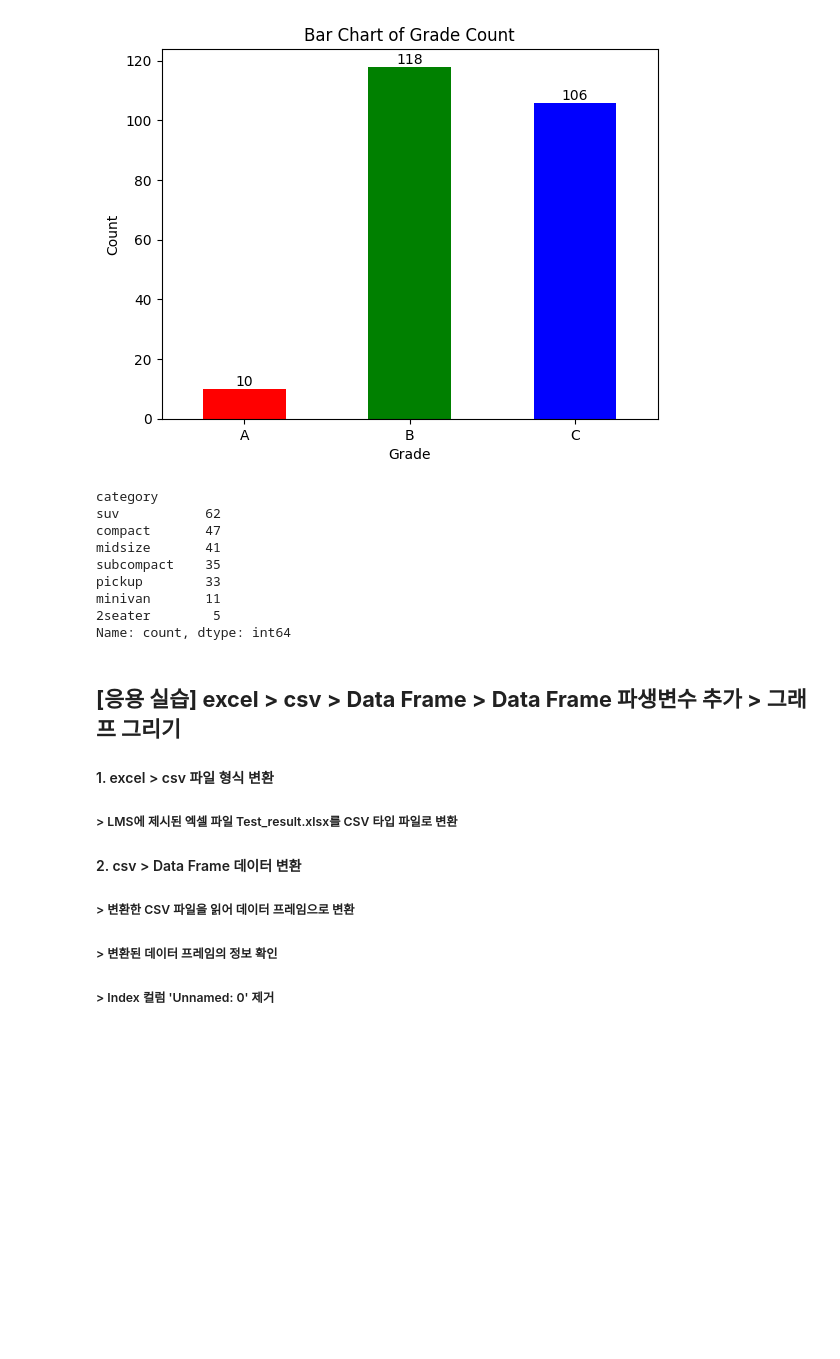
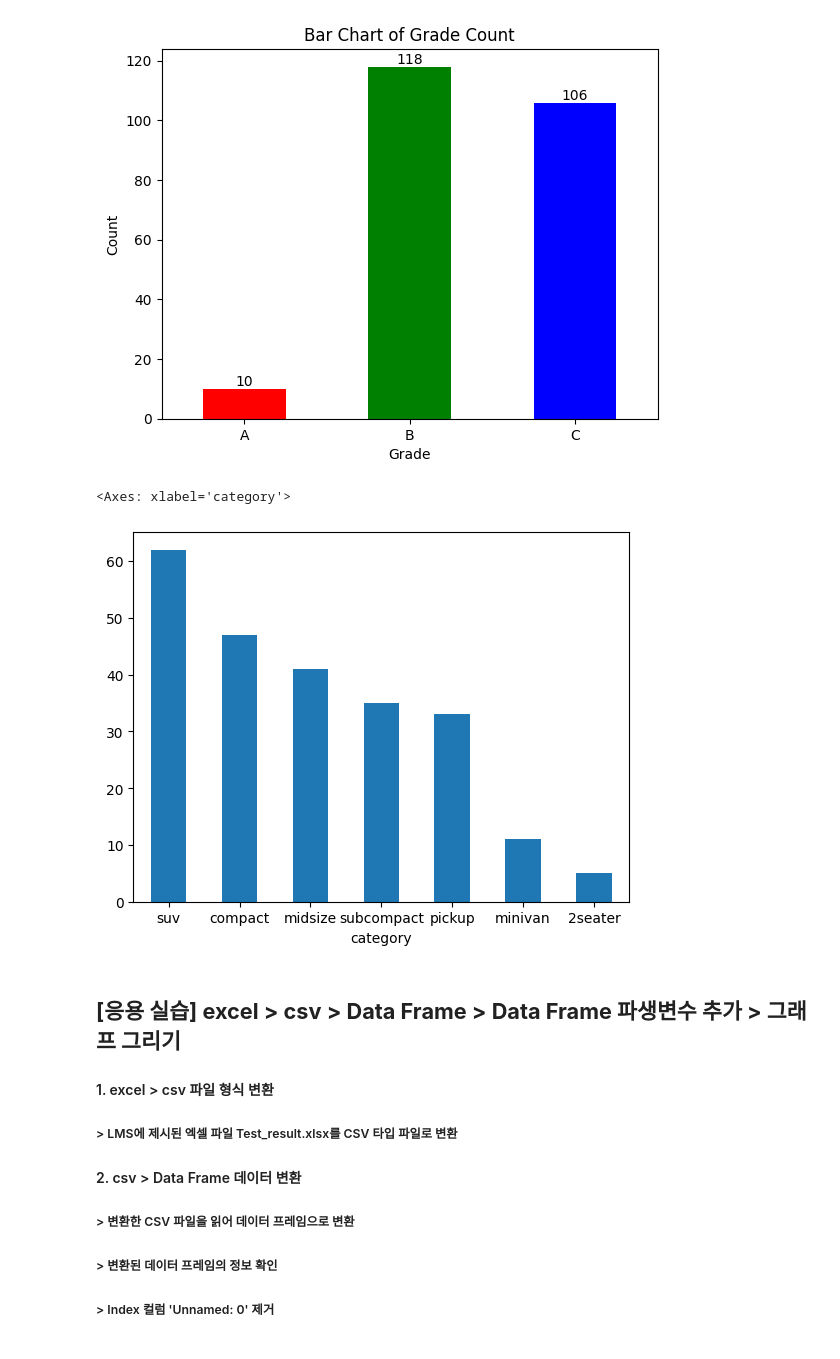
Before and after one commit to dndxor/BCDA, a Jupyter notebook: Ch05_DataAnalysisBasic.ipynb, the cells around one changed output. Drawn from its saved outputs; the diff is of its cells as text; code cells hidden in the pictures; blank space fills up the shorter version.

```diff
--- a/Ch05_DataAnalysisBasic.ipynb
+++ b/Ch05_DataAnalysisBasic.ipynb
@@ -525,18 +525,11 @@ plt.show()
 # %%
 ## [실습] 조건문을 활용해 파생변수 만들기
 count_cat = mpg['category'].value_counts()  # 등급 빈도표 만들기
 count_cat
-#count_cat.plot.bar(rot = 0)  # count_grade는 Series 자료형
+count_cat.plot.bar(rot = 0)  # count_grade는 Series 자료형
 # %% [output]
-category
-suv           62
-compact       47
-midsize       41
-subcompact    35
-pickup        33
-minivan       11
-2seater        5
-Name: count, dtype: int64
+<Axes: xlabel='category'>
+[figure, added]
 # %% [markdown]
 ## **[응용 실습] excel > csv > Data Frame > Data Frame 파생변수 추가 > 그래프 그리기**
 #### 1. excel > csv 파일 형식 변환
```
Also changed, not shown: parts of 2 cells of this notebook, 1 other file.
